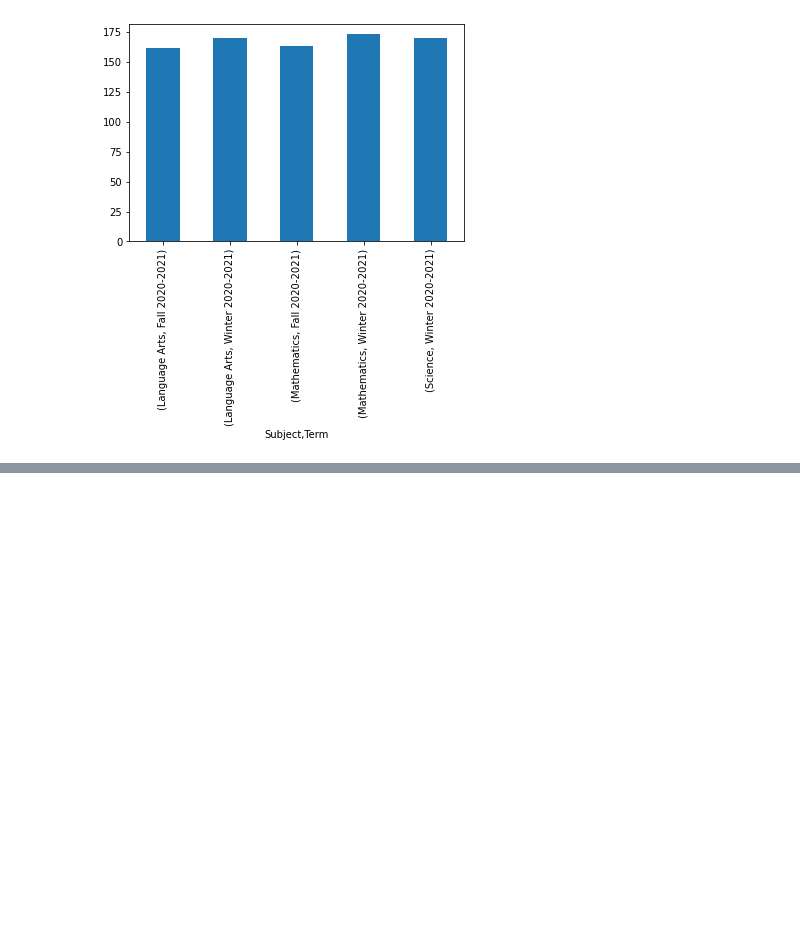
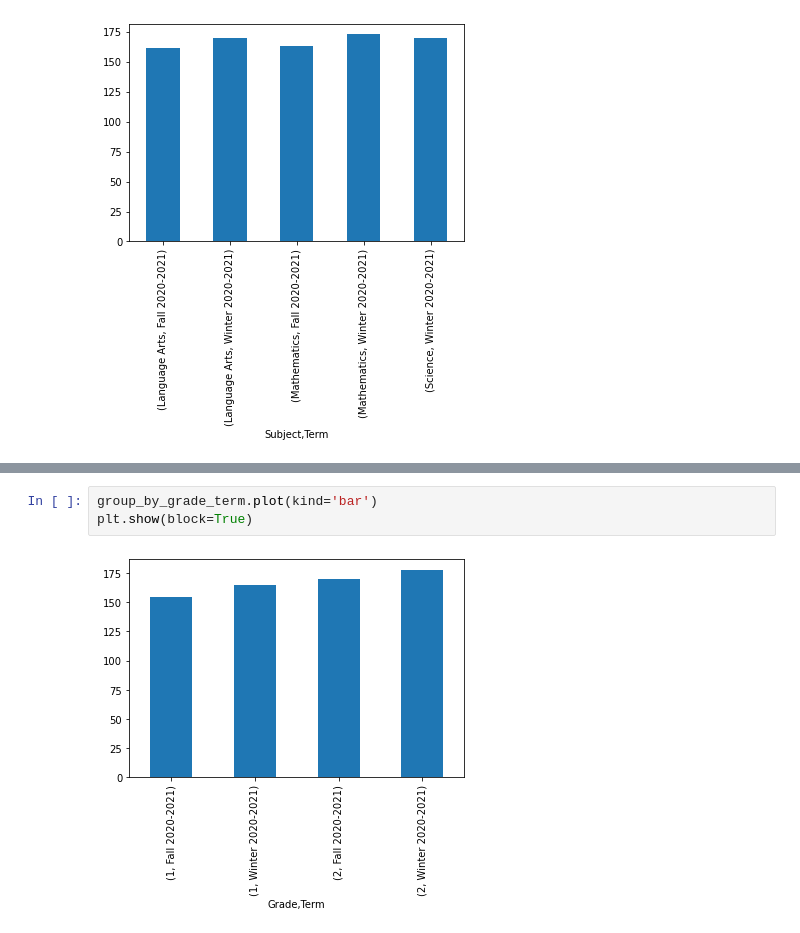
Before and after one commit to jwatts32/Student_MAP_Performance, a Jupyter notebook: Student_MAP_Analysis.ipynb, the cells around one changed output, grey strips where cells are left out. Drawn from its saved outputs; the diff is of its cells as text; blank space fills up the shorter version.

```diff
--- a/Student_MAP_Analysis.ipynb
+++ b/Student_MAP_Analysis.ipynb
@@ -297,0 +325,5 @@ plt.show(block=True)
+# %%
+group_by_grade_term.plot(kind='bar')
+plt.show(block=True)
+# %% [output]
+[figure, added]
```
Also changed, not shown: parts of 57 cells of this notebook.
